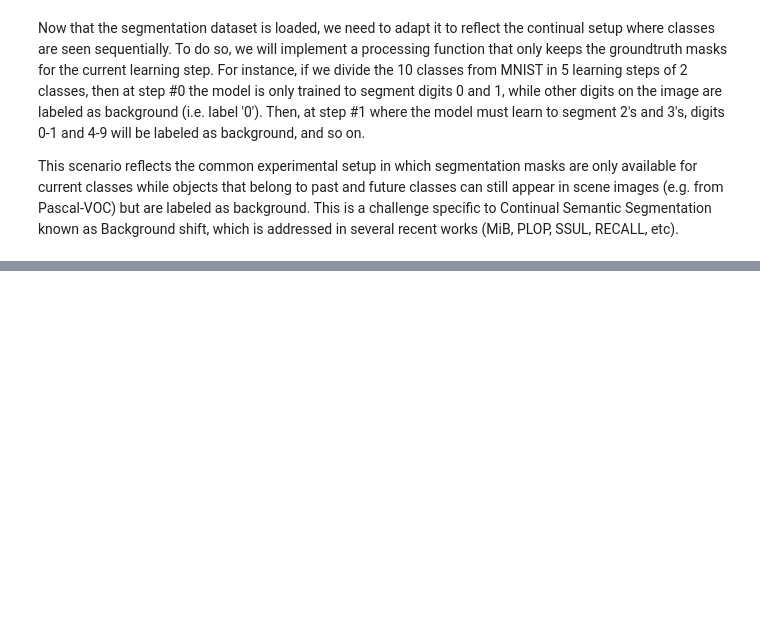
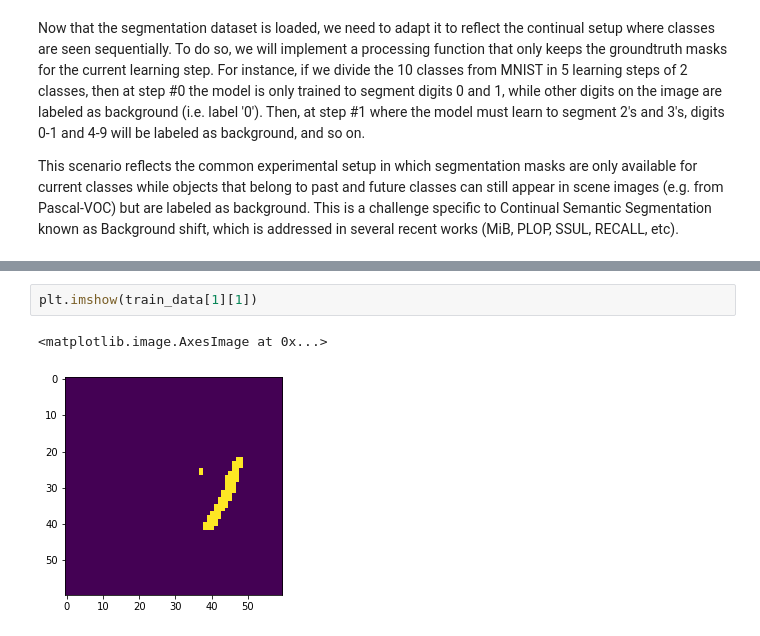
Before and after one commit to mapaf2/mnist-continual-seg, a Jupyter notebook: continual_segmentation_mnist.ipynb, the cells around one changed output, grey strips where cells are left out. Cells and saved outputs as stored; diff of their text form; blank space fills up the shorter version.

```diff
--- a/continual_segmentation_mnist.ipynb
+++ b/continual_segmentation_mnist.ipynb
@@ -103,0 +121,5 @@ class continual_mnist_extended(data.Dataset):
+# %%
+plt.imshow(train_data[1][1])
+# %% [output]
+<matplotlib.image.AxesImage at 0x...>
+[figure, added]
```
Also changed, not shown: parts of 31 cells of this notebook.
